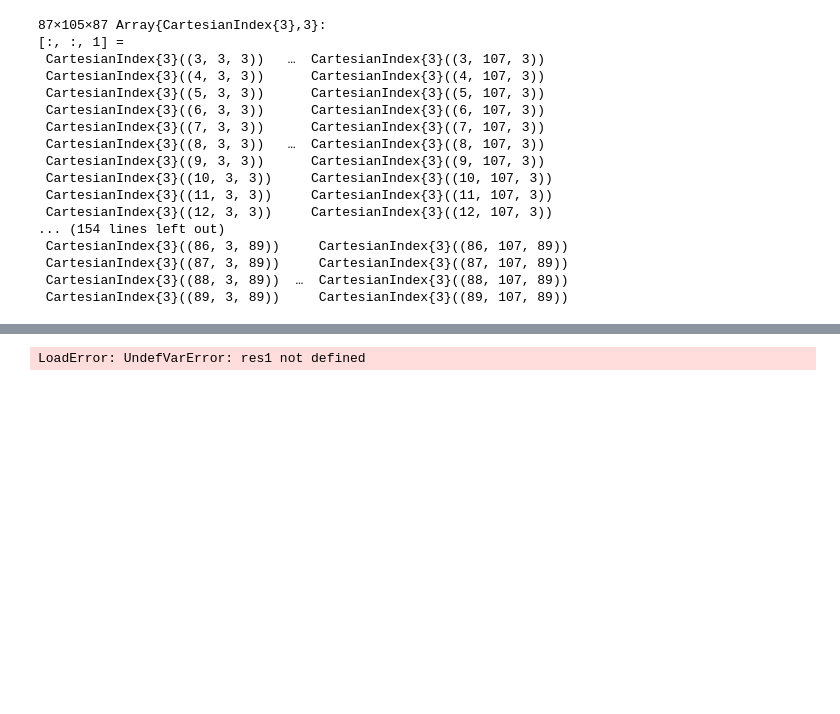
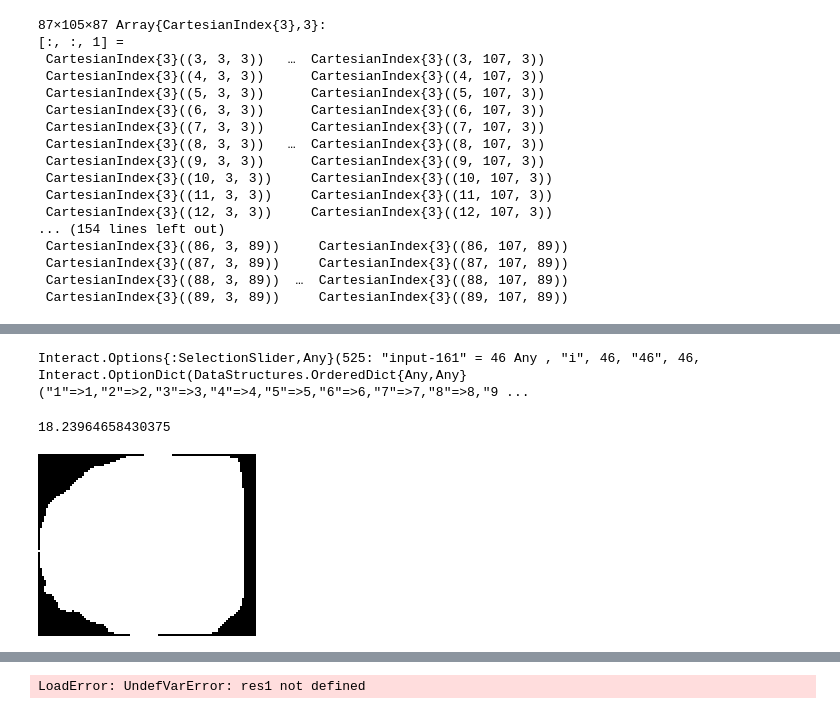
Before and after one commit to AShedko/DimRed, a Jupyter notebook: testing and stuff.ipynb, the cells around one changed output, grey strips where cells are left out. Saved outputs shown, nothing was run; the diff lists cells and outputs as text; code cells hidden in the pictures; blank space fills up the shorter version.

```diff
--- a/testing and stuff.ipynb
+++ b/testing and stuff.ipynb
@@ -51,8 +104,7 @@ mn_cor
 # %%
-subj = 1;
-ni = niread("/media/ashedko/_data_/datasets/UNC/$subj/detrended.nii", mmap = true);
+ni = niread("$(PATH_Fmt(subj))detrended.nii", mmap = true);
 
-diff = open("out/dist_1_S.ser", "r") do f
+diffo = open("out/dist_$(subj)_S.ser", "r") do f
   deserialize(f)
 end
 # maxs = [maximum(mat[:,i]) for i in 1:SIZE]
@@ -60,6 +112,9 @@ end
 kd_m = KData(PATH,"1/mean.nii","logs/1.*",
   x->x)
 mn = kd_m.data
+
+diff = similar(diffo)
+for i = 1:27 diff[i,:] = diffo[i,:]./reshape(nimm,SIZE) end
 
 # sobel operator kernels for X Y Z
 deltas = [Array(reshape(Kernel.sobel((true,true,true),x)[1], (3,3,3))) for x in 1:3]
@@ -79,3 +134,5 @@ Gclear[1:2,:,:] .= 0
 Gclear[:,:,end-1:end] .= 0
 Gclear[:,end-1:end,:] .= 0
 Gclear[end-1:end,:,:] .= 0;
+
+map!(x->isnan(x)?0.0 : x, Gclear, Gclear)
@@ -133,0 +274,13 @@ histogram!((x->x[2]).(res2),label ="quantile -", alpha=.8, fillalpha=.8, bins =
+# %%
+q = quantile(reshape(Gclear,SIZE), 0.90)
+show(q)
+msk = Gclear.> q # +quantile mask
+msk2=falses(SHAPE)
+msk2 = .!(msk2)
+msk2 = msk2 .& (nimm.> 10.)
+ni2 = ni[:,:,:,1]
+@manipulate  for i in 1:size(msk2,3) Gray.(msk2)[:,:,i] end
+# %% [output]
+Interact.Options{:SelectionSlider,Any}(525: "input-161" = 46 Any , "i", 46, "46", 46, Interact.OptionDict(DataStructures.OrderedDict{Any,Any}("1"=>1,"2"=>2,"3"=>3,"4"=>4,"5"=>5,"6"=>6,"7"=>7,"8"=>8,"9 ...
+18.23964658430375
+[figure, added]
```
Also changed, not shown: parts of 26 cells of this notebook.
